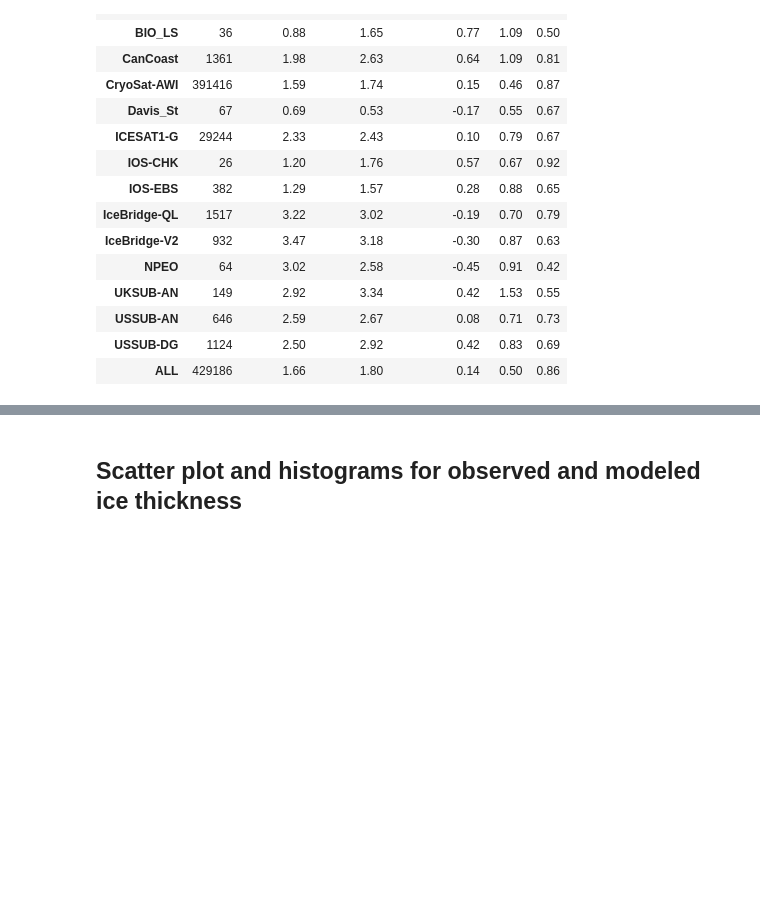
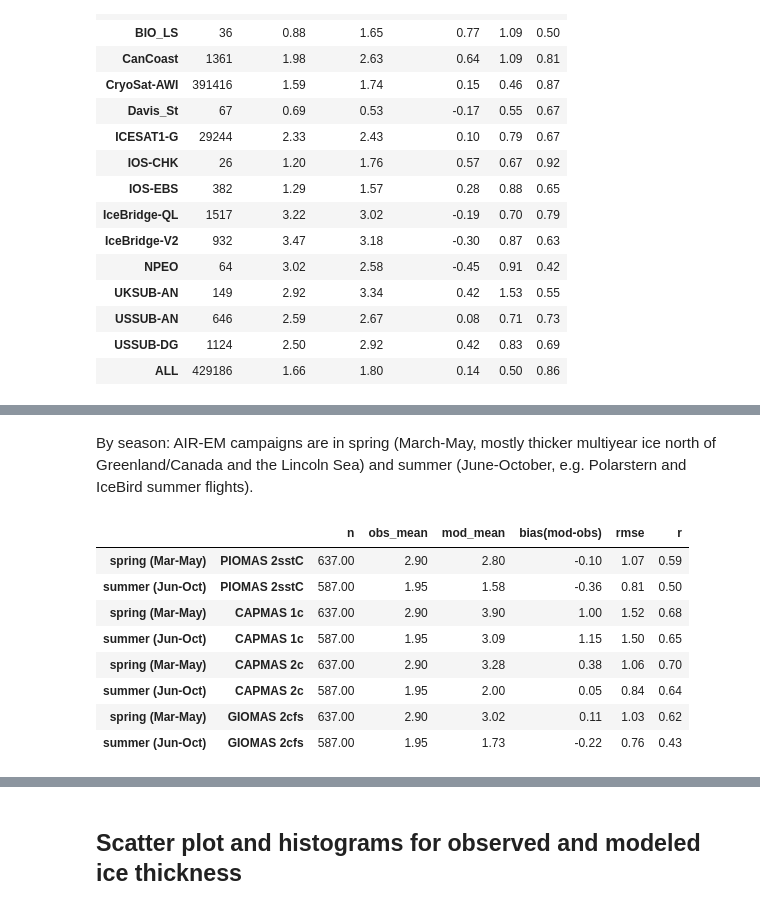
Before and after one commit to axelschweiger/thickCDR, a Jupyter notebook: CompareThickCDR_and_model.ipynb, the cells around one changed output, grey strips where cells are left out. Drawn from its saved outputs; the diff is of its cells as text; code cells hidden in the pictures; blank space fills up the shorter version.

```diff
--- a/CompareThickCDR_and_model.ipynb
+++ b/CompareThickCDR_and_model.ipynb
@@ -184,0 +215,23 @@ cdr_index: [ 2520000  2520005  2520006 ... 21025034 21025035 21025036]
+# %% [markdown]
+By season: AIR-EM campaigns are in spring (March-May, mostly thicker multiyear ice north of Greenland/Canada and the Lincoln Sea) and summer (June-October, e.g. Polarstern and IceBird summer flights).
+# %%
+def season(ds):
+    m = ds.obs_time.dt.month.values
+    return np.where((m >= 3) & (m <= 5), "spring (Mar-May)", "summer (Jun-Oct)")
+
+rows = {}
+for mid, a in airem.items():
+    for s in ["spring (Mar-May)", "summer (Jun-Oct)"]:
+        sub = a.isel(cdr_index=season(a) == s)
+        rows[(s, label[mid])] = source_stats(sub, ice_snow=True).loc["ALL", cols]
+pd.DataFrame(rows).T
+# %% [output]
+|  |  | n | obs_mean | mod_mean | bias(mod-obs) | rmse | r |
+| spring (Mar-May) | PIOMAS 2sstC | 637.00 | 2.90 | 2.80 | -0.10 | 1.07 | 0.59 |
+| summer (Jun-Oct) | PIOMAS 2sstC | 587.00 | 1.95 | 1.58 | -0.36 | 0.81 | 0.50 |
+| spring (Mar-May) | CAPMAS 1c | 637.00 | 2.90 | 3.90 | 1.00 | 1.52 | 0.68 |
+| summer (Jun-Oct) | CAPMAS 1c | 587.00 | 1.95 | 3.09 | 1.15 | 1.50 | 0.65 |
+| spring (Mar-May) | CAPMAS 2c | 637.00 | 2.90 | 3.28 | 0.38 | 1.06 | 0.70 |
+| summer (Jun-Oct) | CAPMAS 2c | 587.00 | 1.95 | 2.00 | 0.05 | 0.84 | 0.64 |
+| spring (Mar-May) | GIOMAS 2cfs | 637.00 | 2.90 | 3.02 | 0.11 | 1.03 | 0.62 |
+| summer (Jun-Oct) | GIOMAS 2cfs | 587.00 | 1.95 | 1.73 | -0.22 | 0.76 | 0.43 |
```
Also changed, not shown: parts of 16 cells of this notebook, 1 other file.
